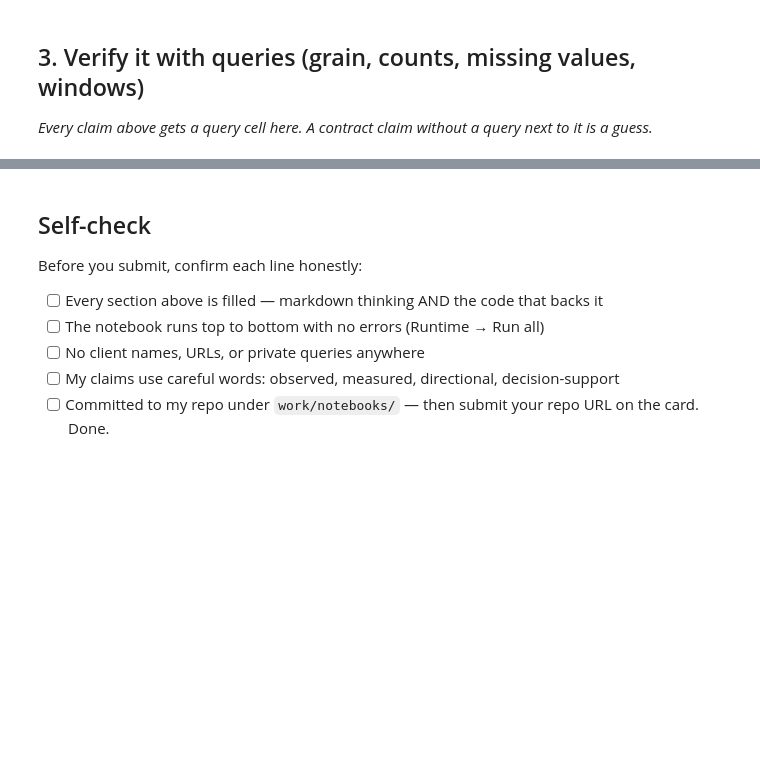
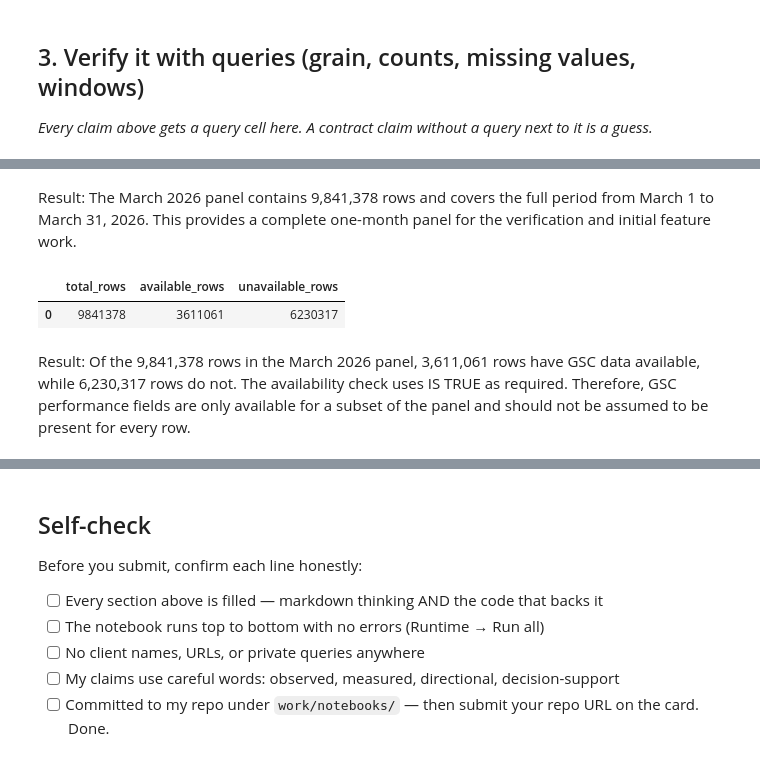
Before and after one commit to victorydavid-lab/Victory, a Jupyter notebook: work/notebooks/w03_data_contract.ipynb, the cells around one changed output, grey strips where cells are left out. Cells and saved outputs as stored; diff of their text form; code cells hidden in the pictures; blank space fills up the shorter version.

```diff
--- a/work/notebooks/w03_data_contract.ipynb
+++ b/work/notebooks/w03_data_contract.ipynb
@@ -33,0 +186,19 @@ This skeleton is yours to fill. Work the sections **in order** — each one has
+# %% [markdown]
+Result: The March 2026 panel contains 9,841,378 rows and covers the full period from March 1 to March 31, 2026. This provides a complete one-month panel for the verification and initial feature work.
+# %%
+# Query 3 — Verify GSC availability
+
+availability_check = con.sql(f"""
+SELECT
+    COUNT(*) AS total_rows,
+    COUNT(*) FILTER (WHERE gsc_data_available IS TRUE) AS available_rows,
+    COUNT(*) FILTER (WHERE gsc_data_available IS NOT TRUE) AS unavailable_rows
+FROM {TABLES['fact_daily']}
+""").df()
+
+availability_check
+# %% [output]
+|  | total_rows | available_rows | unavailable_rows |
+| 0 | 9841378 | 3611061 | 6230317 |
+# %% [markdown]
+Result: Of the 9,841,378 rows in the March 2026 panel, 3,611,061 rows have GSC data available, while 6,230,317 rows do not. The availability check uses IS TRUE as required. Therefore, GSC performance fields are only available for a subset of the panel and should not be assumed to be present for every row.
```
Also changed, not shown: parts of 18 cells of this notebook.
